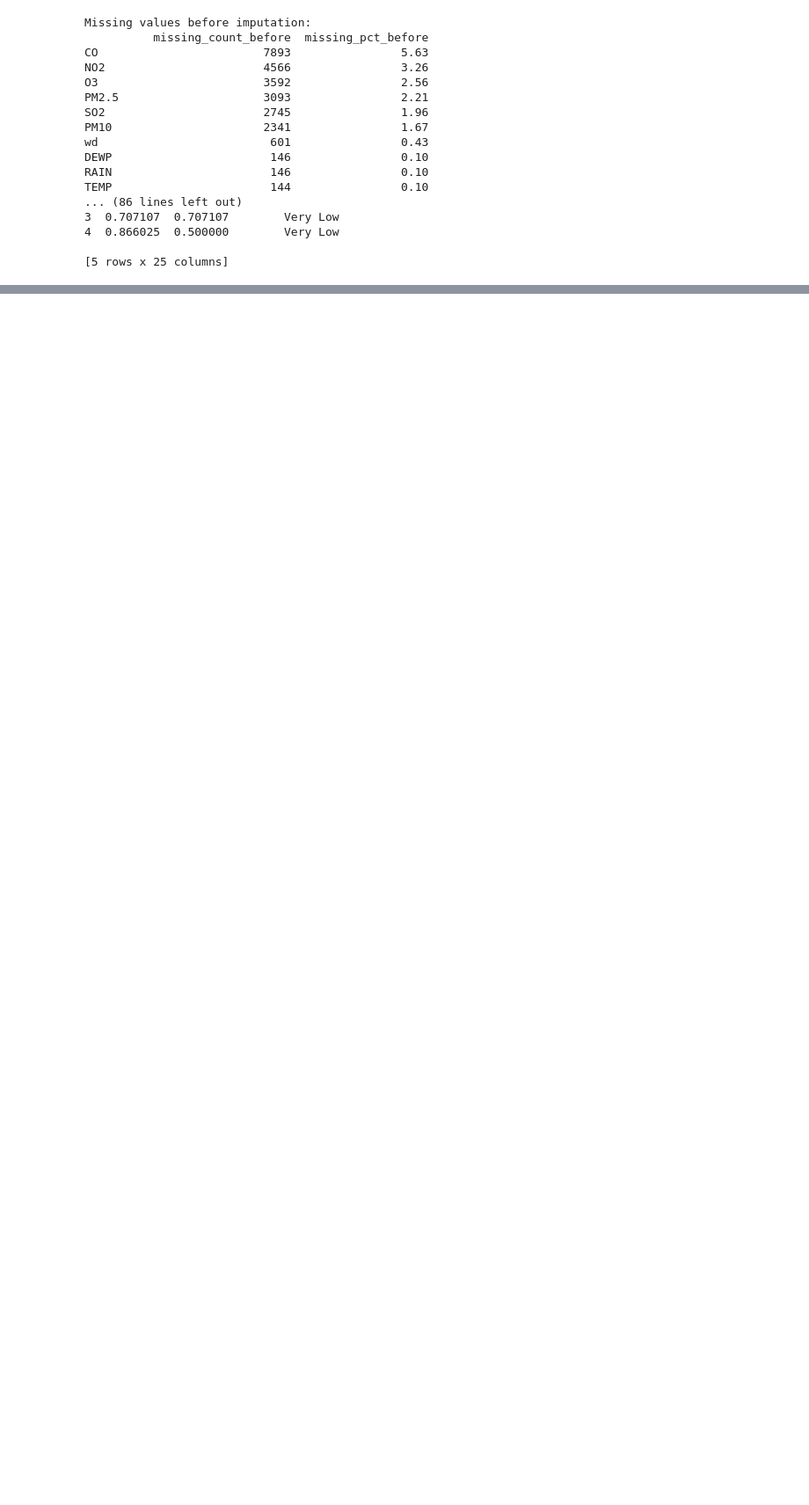
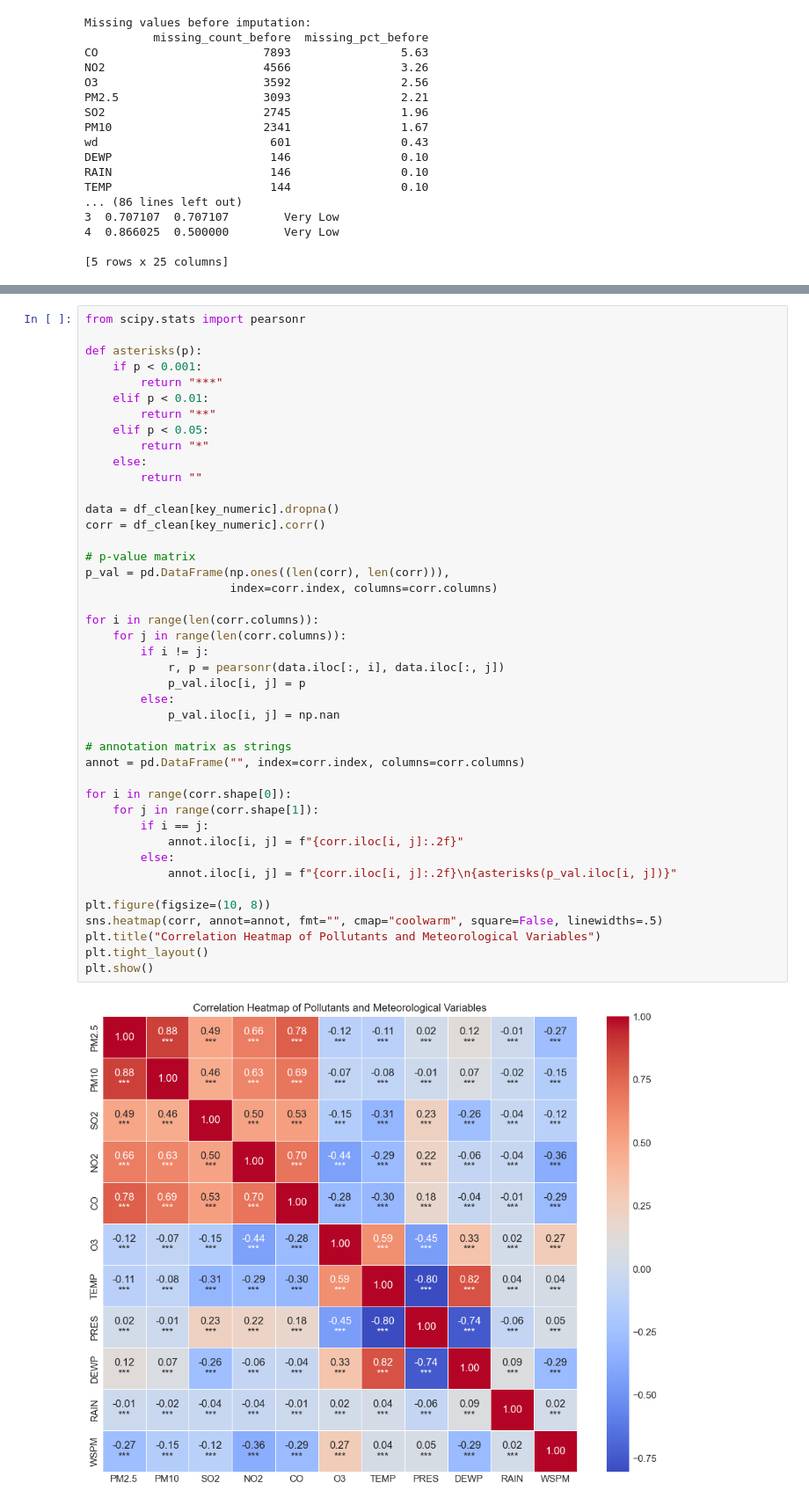
Before and after one commit to agbogunleyefayosope27-gif/CMP7005-PRAC1, a Jupyter notebook: CMP7005.ipynb, the cells around one changed output, grey strips where cells are left out. Shown at 88% size. Drawn from its saved outputs; the diff is of its cells as text; blank space fills up the shorter version.

```diff
--- a/CMP7005.ipynb
+++ b/CMP7005.ipynb
@@ -256,0 +402,45 @@ TEMP                       144                0.10
+# %%
+from scipy.stats import pearsonr
+
+def asterisks(p):
+    if p < 0.001:
+        return "***"
+    elif p < 0.01:
+        return "**"
+    elif p < 0.05:
+        return "*"
+    else:
+        return ""
+
+data = df_clean[key_numeric].dropna()
+corr = df_clean[key_numeric].corr()
+
+# p-value matrix
+p_val = pd.DataFrame(np.ones((len(corr), len(corr))),
+                     index=corr.index, columns=corr.columns)
+
+for i in range(len(corr.columns)):
+    for j in range(len(corr.columns)):
+        if i != j:
+            r, p = pearsonr(data.iloc[:, i], data.iloc[:, j])
+            p_val.iloc[i, j] = p
+        else:
+            p_val.iloc[i, j] = np.nan
+
+# annotation matrix as strings
+annot = pd.DataFrame("", index=corr.index, columns=corr.columns)
+
+for i in range(corr.shape[0]):
+    for j in range(corr.shape[1]):
+        if i == j:
+            annot.iloc[i, j] = f"{corr.iloc[i, j]:.2f}"
+        else:
+            annot.iloc[i, j] = f"{corr.iloc[i, j]:.2f}\n{asterisks(p_val.iloc[i, j])}"
+
+plt.figure(figsize=(10, 8))
+sns.heatmap(corr, annot=annot, fmt="", cmap="coolwarm", square=False, linewidths=.5)
+plt.title("Correlation Heatmap of Pollutants and Meteorological Variables")
+plt.tight_layout()
+plt.show()
+# %% [output]
+[figure, added]
```
Also changed, not shown: parts of 19 cells of this notebook.
